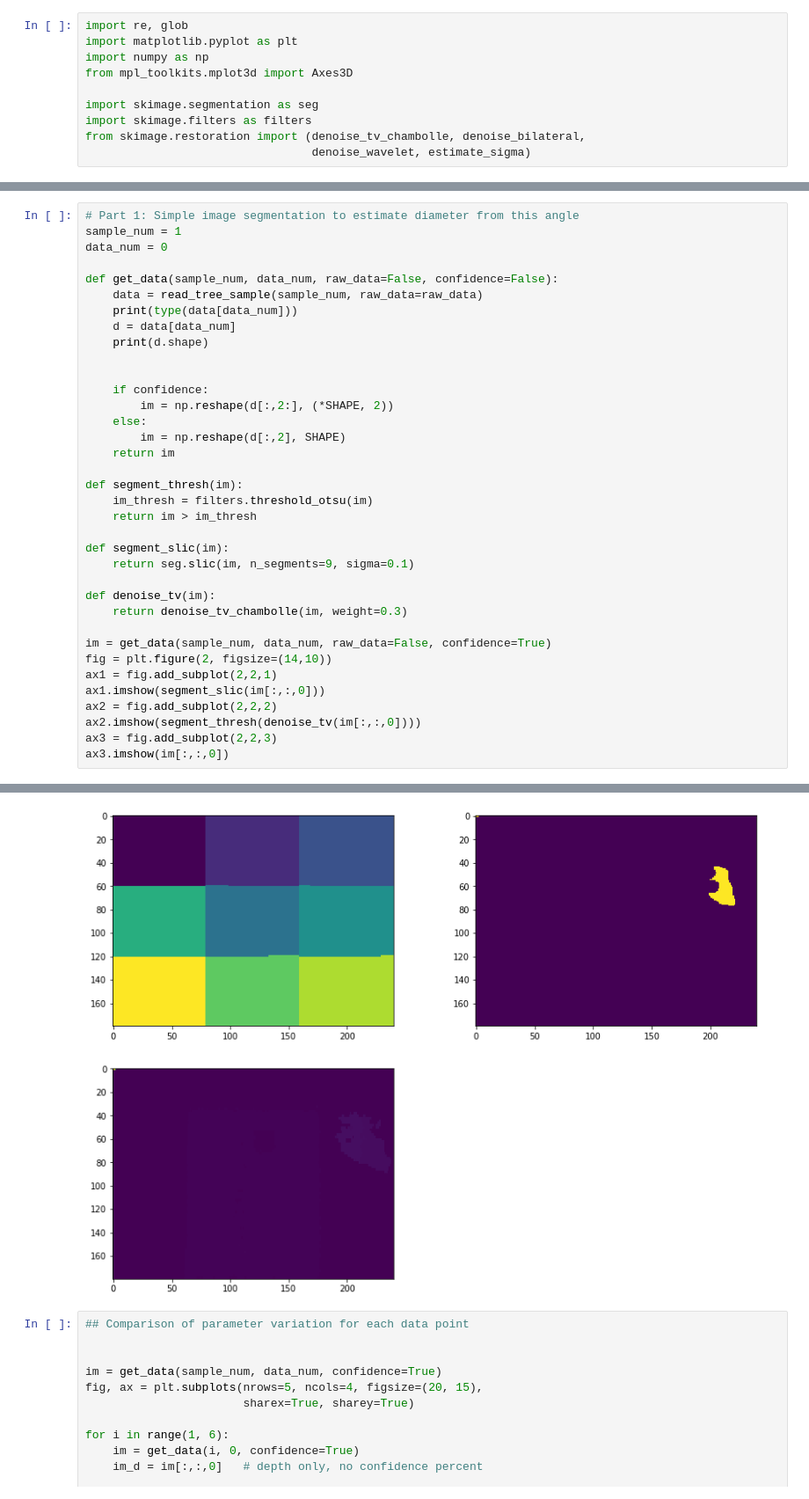
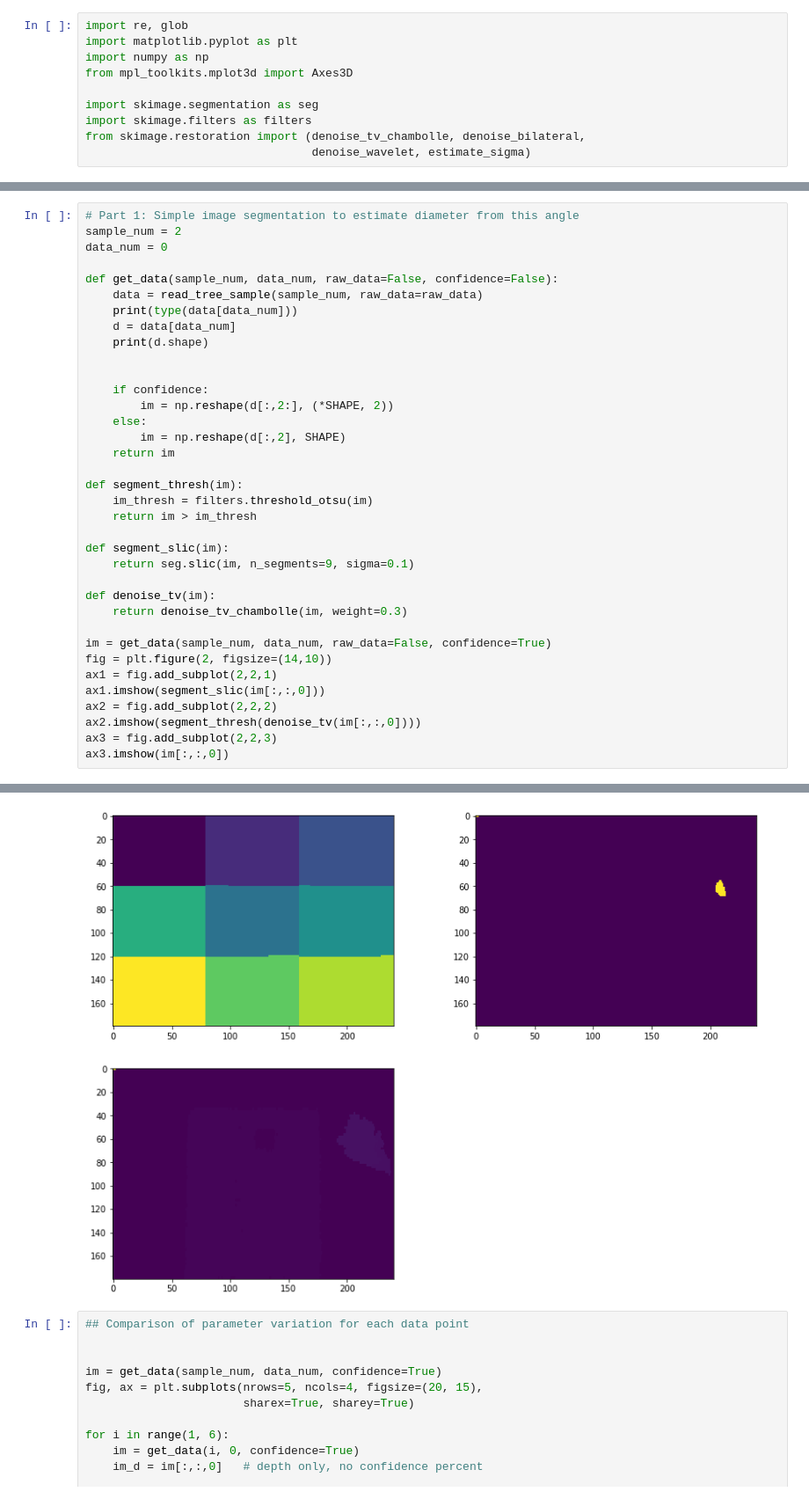
Before and after one commit to ameliaholcomb/trees, a Jupyter notebook: TreeProcessing/TreeProcessor.ipynb, the cells around one changed output, grey strips where cells are left out. Shown at 88% size. Saved outputs shown, nothing was run; the diff lists cells and outputs as text.

```diff
--- a/TreeProcessing/TreeProcessor.ipynb
+++ b/TreeProcessing/TreeProcessor.ipynb
@@ -192,6 +226,6 @@ Poorly estimated DBH = [0.0008432]
 # %%
 # Part 1: Simple image segmentation to estimate diameter from this angle
-sample_num = 1
+sample_num = 2
 data_num = 0
 
 def get_data(sample_num, data_num, raw_data=False, confidence=False):
@@ -230,7 +264,7 @@ ax3.imshow(im[:,:,0])
 <class 'numpy.ndarray'>
 (43200, 4)
 <matplotlib.image.AxesImage at 0x...>
-[figure, old version]
+[figure, new version]
 # %%
 ## Comparison of parameter variation for each data point
 
```
Also changed, not shown: parts of 4 cells of this notebook, 1 other file.
